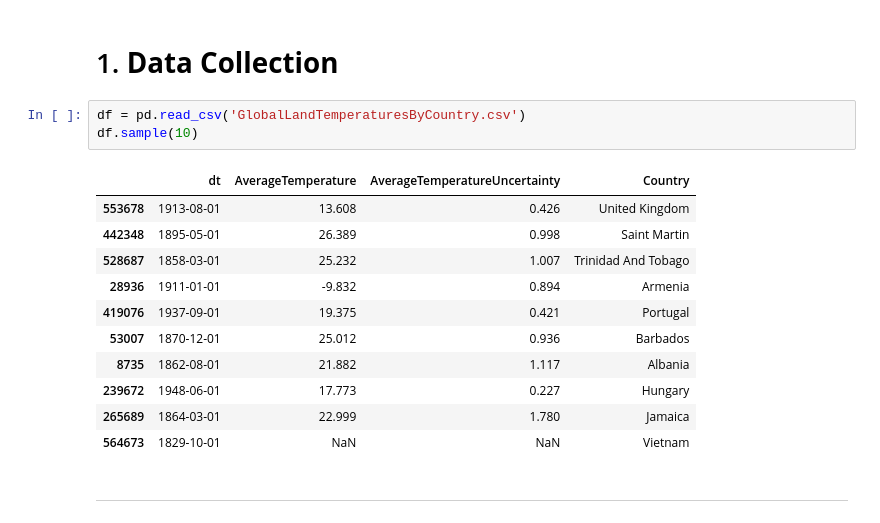
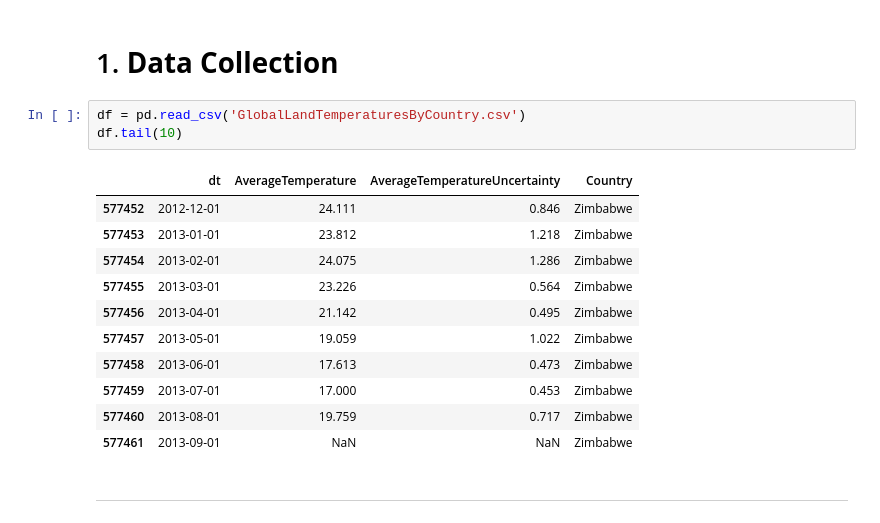
Before and after one commit to HassanZeb01/land_temperature_by_country, a Jupyter notebook: climate_temperature.ipynb, the cells around one changed output. Saved outputs shown, nothing was run; the diff lists cells and outputs as text.

```diff
--- a/climate_temperature.ipynb
+++ b/climate_temperature.ipynb
@@ -37,19 +37,19 @@ Archive:  climate-change-earth-surface-temperature-data.zip
 # 1. **Data Collection**
 # %%
 df = pd.read_csv('GlobalLandTemperaturesByCountry.csv')
-df.sample(10)
+df.tail(10)
 # %% [output]
 |  | dt | AverageTemperature | AverageTemperatureUncertainty | Country |
-| 553678 | 1913-08-01 | 13.608 | 0.426 | United Kingdom |
-| 442348 | 1895-05-01 | 26.389 | 0.998 | Saint Martin |
-| 528687 | 1858-03-01 | 25.232 | 1.007 | Trinidad And Tobago |
-| 28936 | 1911-01-01 | -9.832 | 0.894 | Armenia |
-| 419076 | 1937-09-01 | 19.375 | 0.421 | Portugal |
-| 53007 | 1870-12-01 | 25.012 | 0.936 | Barbados |
-| 8735 | 1862-08-01 | 21.882 | 1.117 | Albania |
-| 239672 | 1948-06-01 | 17.773 | 0.227 | Hungary |
-| 265689 | 1864-03-01 | 22.999 | 1.780 | Jamaica |
-| 564673 | 1829-10-01 | NaN | NaN | Vietnam |
+| 577452 | 2012-12-01 | 24.111 | 0.846 | Zimbabwe |
+| 577453 | 2013-01-01 | 23.812 | 1.218 | Zimbabwe |
+| 577454 | 2013-02-01 | 24.075 | 1.286 | Zimbabwe |
+| 577455 | 2013-03-01 | 23.226 | 0.564 | Zimbabwe |
+| 577456 | 2013-04-01 | 21.142 | 0.495 | Zimbabwe |
+| 577457 | 2013-05-01 | 19.059 | 1.022 | Zimbabwe |
+| 577458 | 2013-06-01 | 17.613 | 0.473 | Zimbabwe |
+| 577459 | 2013-07-01 | 17.000 | 0.453 | Zimbabwe |
+| 577460 | 2013-08-01 | 19.759 | 0.717 | Zimbabwe |
+| 577461 | 2013-09-01 | NaN | NaN | Zimbabwe |
 # %% [markdown]
 
 
```
Also changed, not shown: parts of 18 cells of this notebook.
